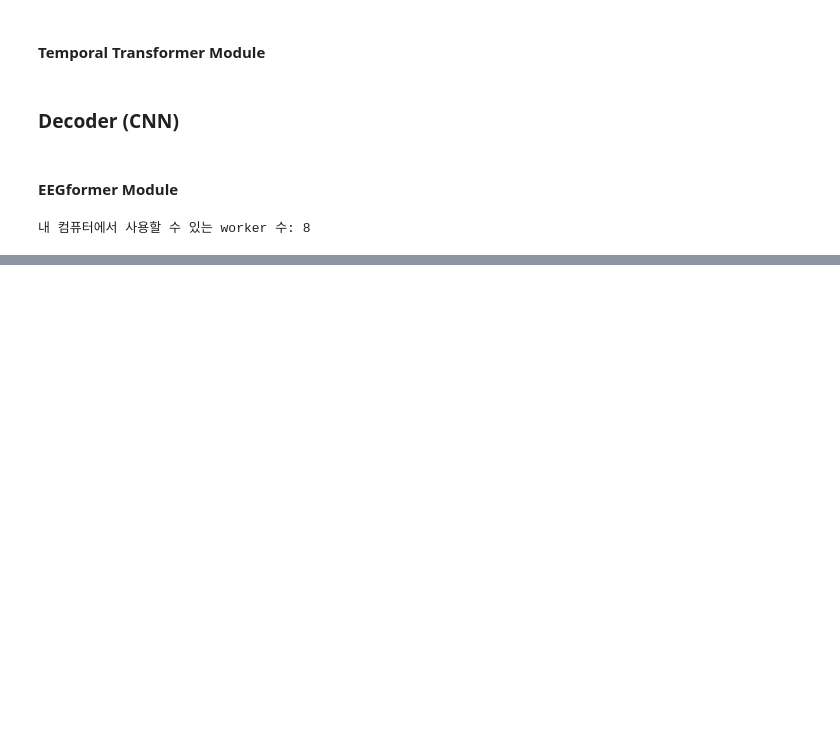
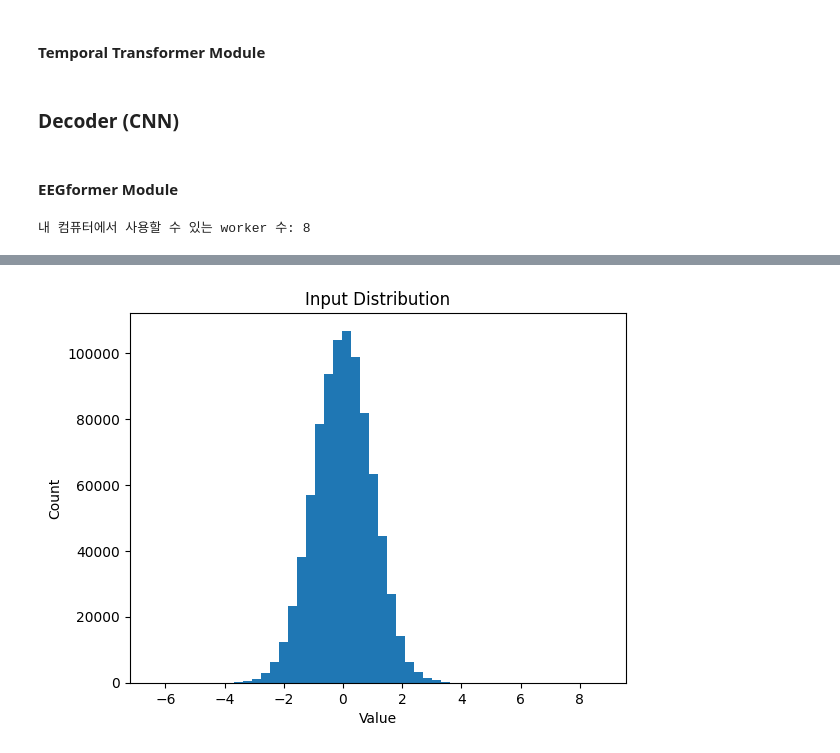
Before and after one commit to Justin-Hwang/EEG-AD-FTD-Detection, a Jupyter notebook: eeg-AD-FTD-Detection/test_components.ipynb, the cells around one changed output, grey strips where cells are left out. Drawn from its saved outputs; the diff is of its cells as text; code cells hidden in the pictures; blank space fills up the shorter version.

Commit message:
revision for models

```diff
--- a/eeg-AD-FTD-Detection/test_components.ipynb
+++ b/eeg-AD-FTD-Detection/test_components.ipynb
@@ -478,0 +506,28 @@ print("내 컴퓨터에서 사용할 수 있는 worker 수:", os.cpu_count())
+# %%
+import os
+import json
+from torch.utils.data import DataLoader
+from eeg_dataset import EEGDataset
+from models import EEGformer
+
+DATA_DIR = "../model-data"
+LABEL_FILE  = "labels.json"
+BATCH_SIZE = 32
+
+device = torch.device("mps" if torch.backends.mps.is_available() else "cpu")
+
+# ─── 메타데이터 로드 ─────────────────────────────────
+with open(os.path.join(DATA_DIR, LABEL_FILE), "r") as f:
+    all_meta = json.load(f)
+
+train_meta = [d for d in all_meta if d["type"] == "train"]
+
+# ─── Dataset & Dataloader ───────────────────────────
+dataset    = EEGDataset(DATA_DIR, train_meta)
+dataloader = DataLoader(
+    dataset,
+    batch_size=BATCH_SIZE,
+    shuffle=True,
+    num_workers=4,
+    pin_memory=True
+)
@@ -478,0 +606,10 @@ print("내 컴퓨터에서 사용할 수 있는 worker 수:", os.cpu_count())
+# %%
+# ─── 분포 비교 (히스토그램) ──────────────────────────────────────
+plt.figure()
+plt.hist(X_small.cpu().numpy().flatten(), bins=50)
+plt.title("Input Distribution")
+plt.xlabel("Value")
+plt.ylabel("Count")
+plt.show()
+# %% [output]
+[figure, added]
```
Also changed, not shown: parts of 22 cells of this notebook, 14 other files.
